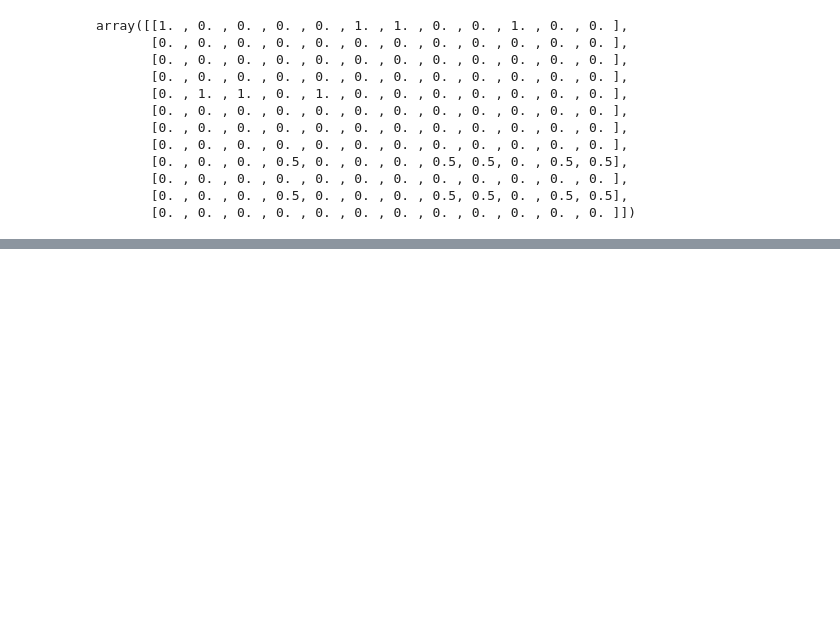
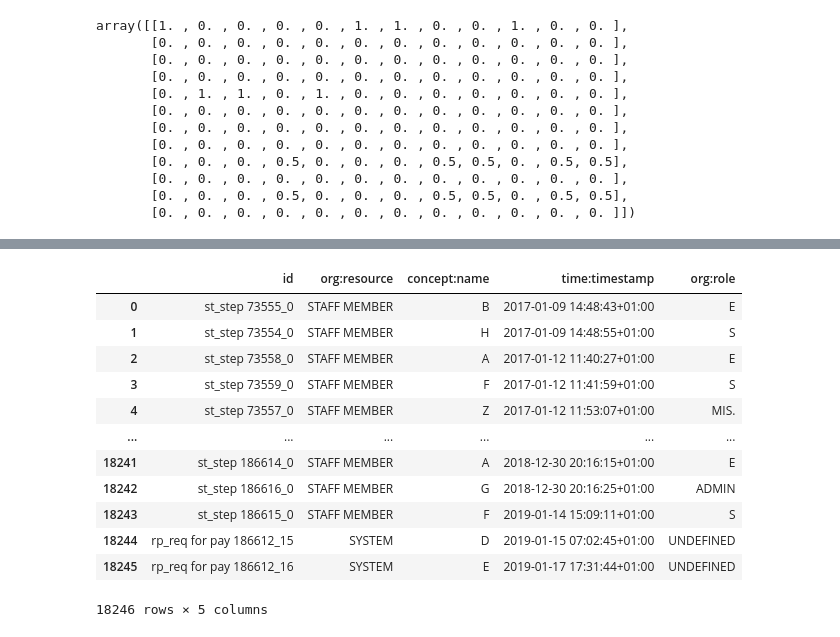
Before and after one commit to bbk0529/seminar_ML_application, a Jupyter notebook: MCL algorithm Implementation.ipynb, the cells around one changed output, grey strips where cells are left out. Saved outputs shown, nothing was run; the diff lists cells and outputs as text; code cells hidden in the pictures; blank space fills up the shorter version.

```diff
--- a/MCL algorithm Implementation.ipynb
+++ b/MCL algorithm Implementation.ipynb
@@ -256,0 +211,21 @@ array([[1. , 0. , 0. , 0. , 0. , 1. , 1. , 0. , 0. , 1. , 0. , 0. ],
+# %%
+lst=[]
+for L in log :
+    for l in L :
+        lst.append(l.values())
+# %%
+pd.DataFrame(lst, columns=log[0][0].keys())
+# %% [output]
+|  | id | org:resource | concept:name | time:timestamp | org:role |
+| 0 | st_step 73555_0 | STAFF MEMBER | B | 2017-01-09 14:48:43+01:00 | E |
+| 1 | st_step 73554_0 | STAFF MEMBER | H | 2017-01-09 14:48:55+01:00 | S |
+| 2 | st_step 73558_0 | STAFF MEMBER | A | 2017-01-12 11:40:27+01:00 | E |
+| 3 | st_step 73559_0 | STAFF MEMBER | F | 2017-01-12 11:41:59+01:00 | S |
+| 4 | st_step 73557_0 | STAFF MEMBER | Z | 2017-01-12 11:53:07+01:00 | MIS. |
+| ... | ... | ... | ... | ... | ... |
+| 18241 | st_step 186614_0 | STAFF MEMBER | A | 2018-12-30 20:16:15+01:00 | E |
+| 18242 | st_step 186616_0 | STAFF MEMBER | G | 2018-12-30 20:16:25+01:00 | ADMIN |
+| 18243 | st_step 186615_0 | STAFF MEMBER | F | 2019-01-14 15:09:11+01:00 | S |
+| 18244 | rp_req for pay 186612_15 | SYSTEM | D | 2019-01-15 07:02:45+01:00 | UNDEFINED |
+| 18245 | rp_req for pay 186612_16 | SYSTEM | E | 2019-01-17 17:31:44+01:00 | UNDEFINED |
+18246 rows × 5 columns
```
Also changed, not shown: parts of 63 cells of this notebook, 2 other files.
